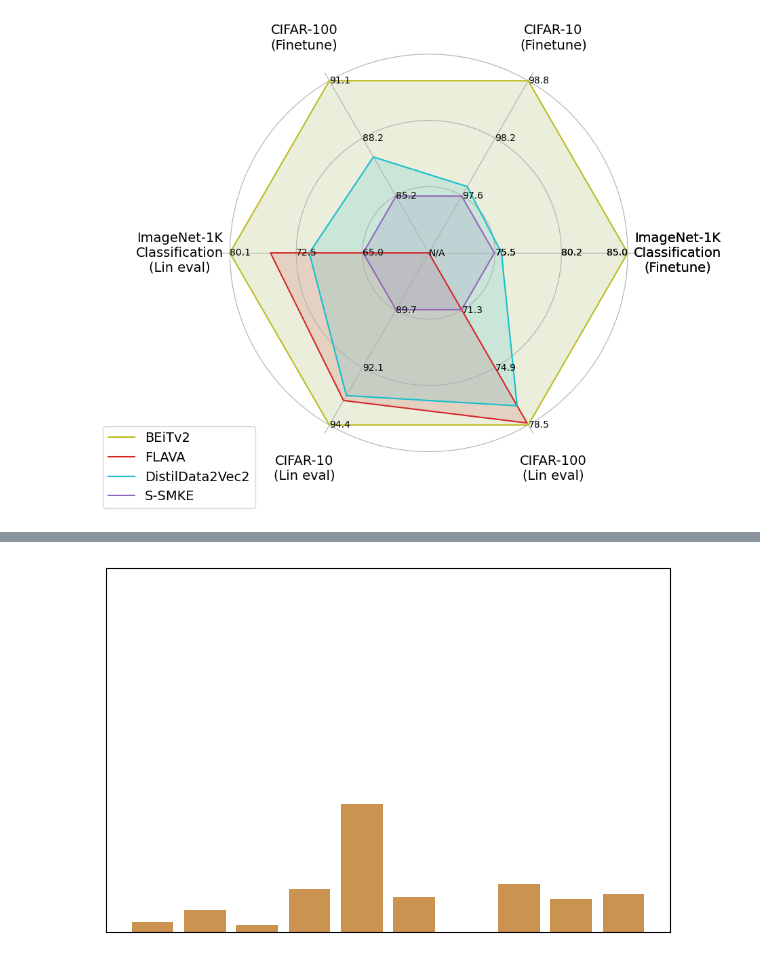
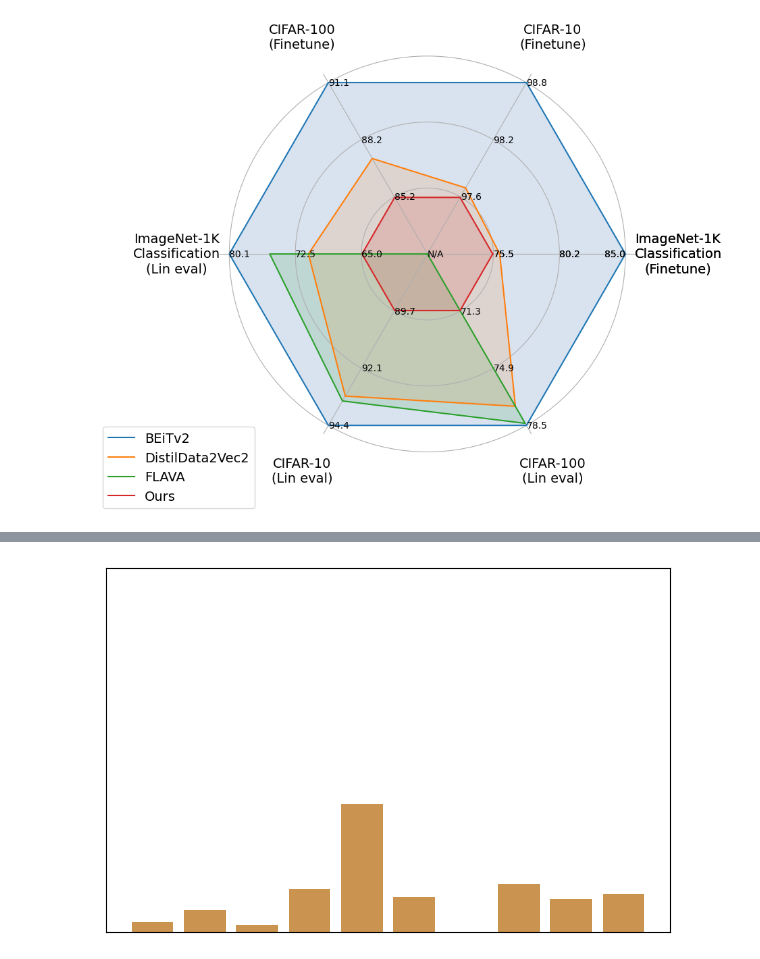
Before and after one commit to TimCares/MasterThesis, a Jupyter notebook: src/visualizations/plots.ipynb, the cells around one changed output, grey strips where cells are left out. Saved outputs shown, nothing was run; the diff lists cells and outputs as text; code cells hidden in the pictures.

```diff
--- a/src/visualizations/plots.ipynb
+++ b/src/visualizations/plots.ipynb
@@ -151,16 +150,17 @@ categories = ['ImageNet-1K\nClassification\n(Finetune)', 'ImageNet-1K\nClassific
 df = pd.DataFrame({
         'x': categories,
         'BEiTv2': [85.0, 80.1, 98.8, 94.4, 91.1, 78.5],
+        'DistilData2Vec2': [76.0, 71.1, 97.7, 93.2, 87.2, 77.3,],
         'FLAVA': [np.nan, 75.5, np.nan, 93.4, np.nan, 78.37],
-        'DistilData2Vec2': [76.0, 71.1, 97.7, 93.2, 87.2, 77.3,],
-        'S-SMKE': [75.5, 65.0, 97.6, 89.7, 85.2, 71.3,],
+        'Ours': [75.5, 65.0, 97.6, 89.7, 85.2, 71.3,],
     })
 df['sort_key'] = df['x'].str.extract(r'\((.*?)\)')
 df = df.sort_values(by='sort_key')
 df = df.drop(columns=['sort_key'])
-# %%
-spider(df, id_column='x', colors=['#bcbd22', '#d62728', '#17becf', '#9467bd'])
-# %% [output]
-[figure, removed]
+# %%
+spider(df, id_column='x',
+    alpha=[1, 1, 1, 1, ], alpha_fill=[0.15, 0.15,0.15, 0.15])
+# %% [output]
+[figure, added]
 # %%
 categories = ['COCO\nI2T', 'COCO\nT2I',
```
Also changed, not shown: parts of 5 cells of this notebook, 6 other files.
